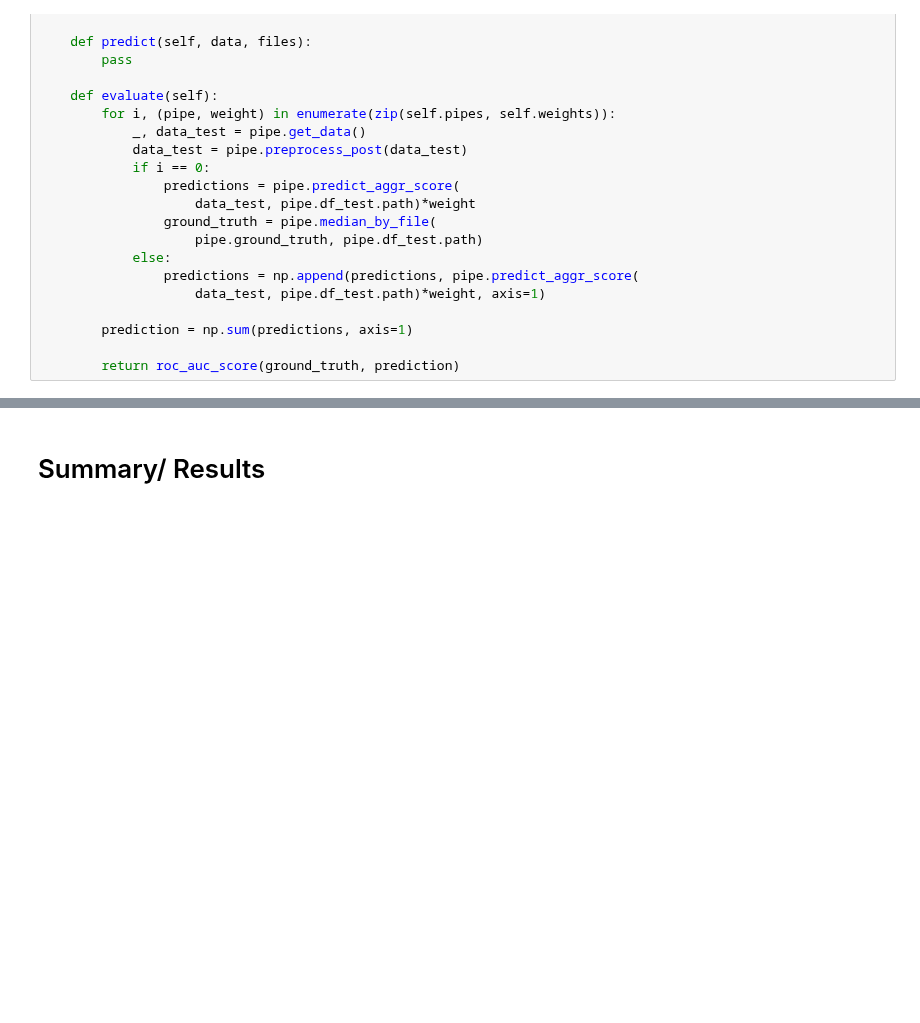
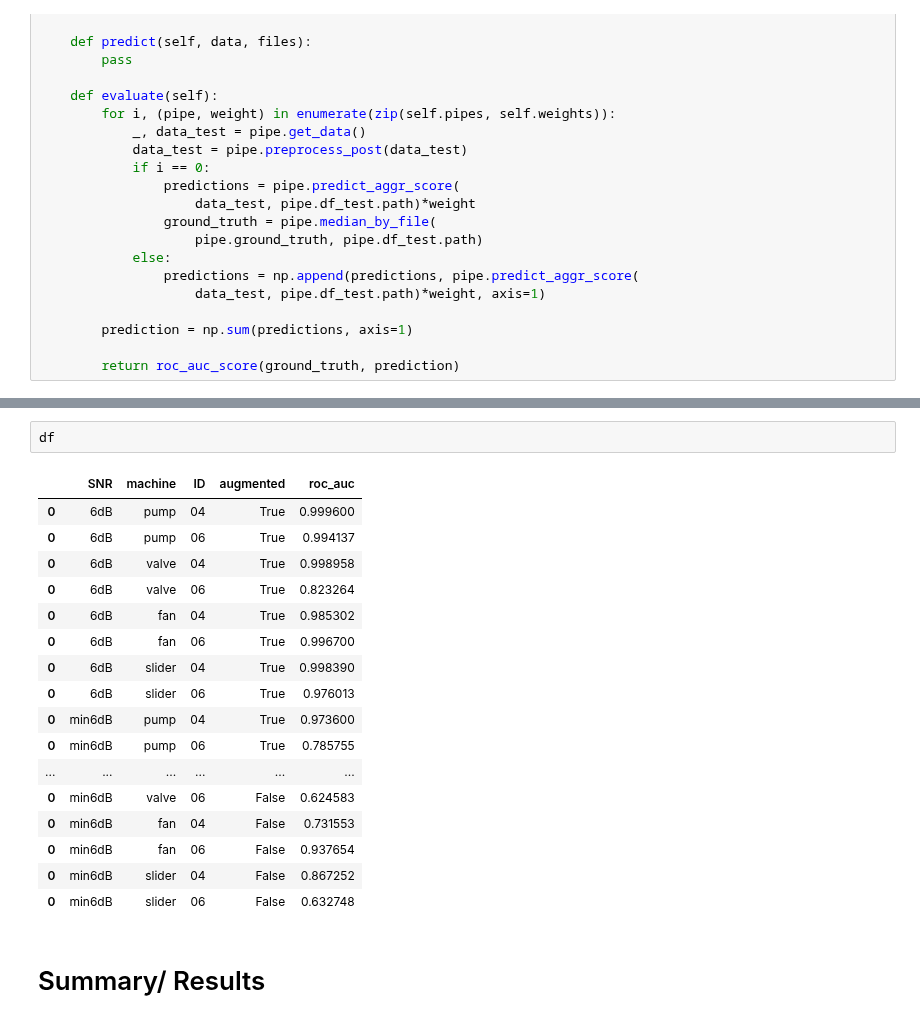
Before and after one commit to BA-HanseML/NF_Prj_MIMII_Dataset, a Jupyter notebook: MIMII_main.ipynb, the cells around one changed output, grey strips where cells are left out. Drawn from its saved outputs; the diff is of its cells as text; blank space fills up the shorter version.

```diff
--- a/MIMII_main.ipynb
+++ b/MIMII_main.ipynb
@@ -352,2 +361,22 @@ Epoch 27/50
+# %%
+df
+# %% [output]
+|  | SNR | machine | ID | augmented | roc_auc |
+| 0 | 6dB | pump | 04 | True | 0.999600 |
+| 0 | 6dB | pump | 06 | True | 0.994137 |
+| 0 | 6dB | valve | 04 | True | 0.998958 |
+| 0 | 6dB | valve | 06 | True | 0.823264 |
+| 0 | 6dB | fan | 04 | True | 0.985302 |
+| 0 | 6dB | fan | 06 | True | 0.996700 |
+| 0 | 6dB | slider | 04 | True | 0.998390 |
+| 0 | 6dB | slider | 06 | True | 0.976013 |
+| 0 | min6dB | pump | 04 | True | 0.973600 |
+| 0 | min6dB | pump | 06 | True | 0.785755 |
+| ... | ... | ... | ... | ... | ... |
+| 0 | min6dB | valve | 06 | False | 0.624583 |
+| 0 | min6dB | fan | 04 | False | 0.731553 |
+| 0 | min6dB | fan | 06 | False | 0.937654 |
+| 0 | min6dB | slider | 04 | False | 0.867252 |
+| 0 | min6dB | slider | 06 | False | 0.632748 |
 # %% [markdown]
 # Summary/ Results
```
Also changed, not shown: parts of 2 cells of this notebook, 11 other files.
